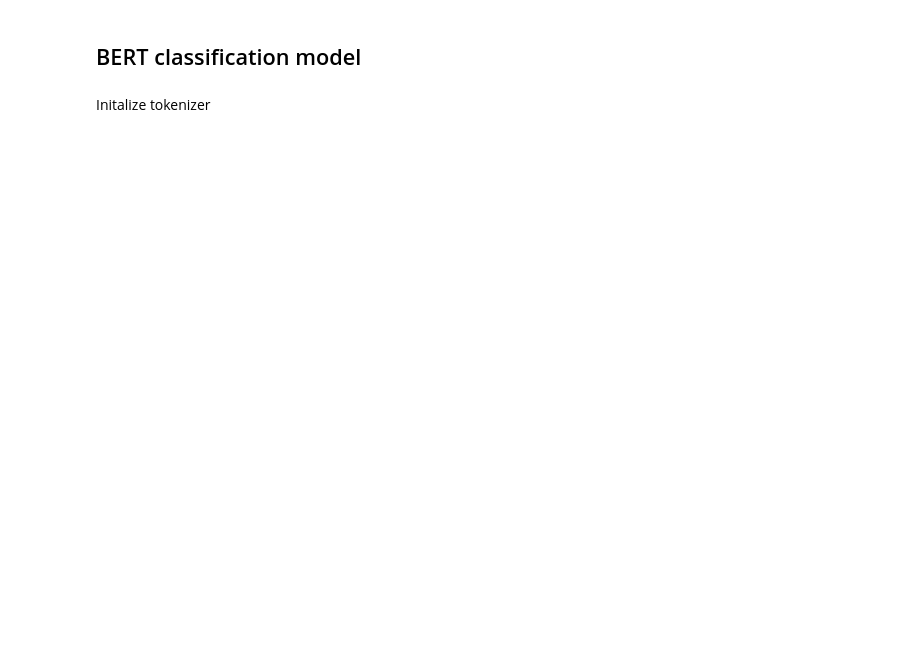
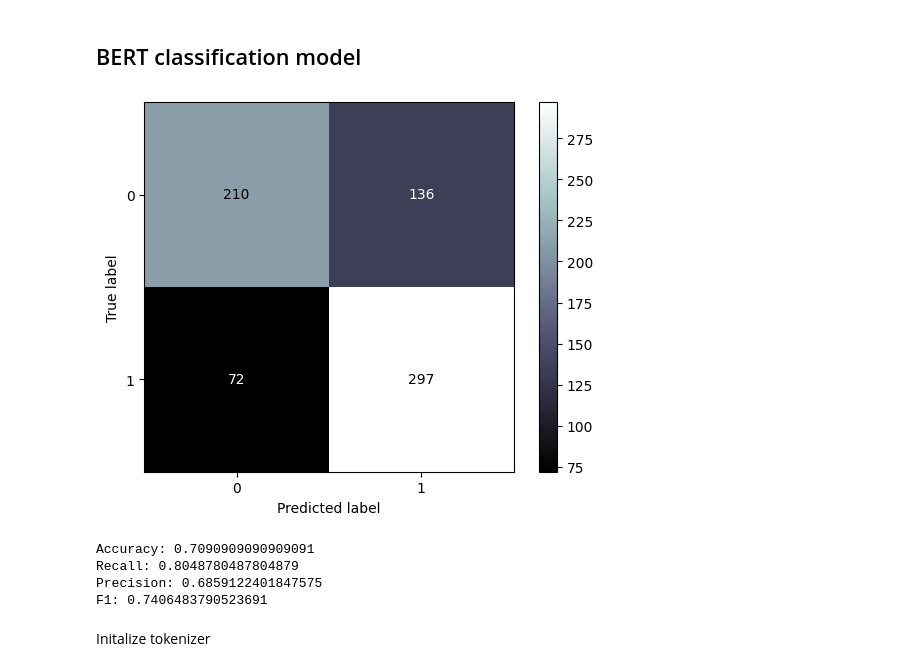
Before and after one commit to svenac20/TAR-projekt, a Jupyter notebook: src/test.ipynb, the cells around one changed output. Saved outputs shown, nothing was run; the diff lists cells and outputs as text; code cells hidden in the pictures; blank space fills up the shorter version.

```diff
--- a/src/test.ipynb
+++ b/src/test.ipynb
@@ -199,5 +177,27 @@ F1: 0.7449494949494949
 # %% [markdown]
 ## BERT classification model
+# %%
+from sklearn.metrics import confusion_matrix, ConfusionMatrixDisplay
+
+rec_score = recall_score(test["label"], y_pred)
+prec_score = precision_score(test["label"], y_pred)
+f1 = f1_score(test["label"], y_pred)
+conf_matrix = confusion_matrix(test["label"], y_pred)
+
+disp = ConfusionMatrixDisplay(confusion_matrix=conf_matrix, display_labels=[0, 1])
+
+disp.plot(cmap="bone")
+plt.show()
+print(f"Accuracy: {acc_score}")
+print(f"Recall: {rec_score}")
+print(f"Precision: {prec_score}")
+print(f"F1: {f1}")
+# %% [output]
+[figure, added]
+Accuracy: 0.7090909090909091
+Recall: 0.8048780487804879
+Precision: 0.6859122401847575
+F1: 0.7406483790523691
 # %% [markdown]
 Initalize tokenizer
 # %%
```
Also changed, not shown: parts of 15 cells of this notebook, 4 other files.
